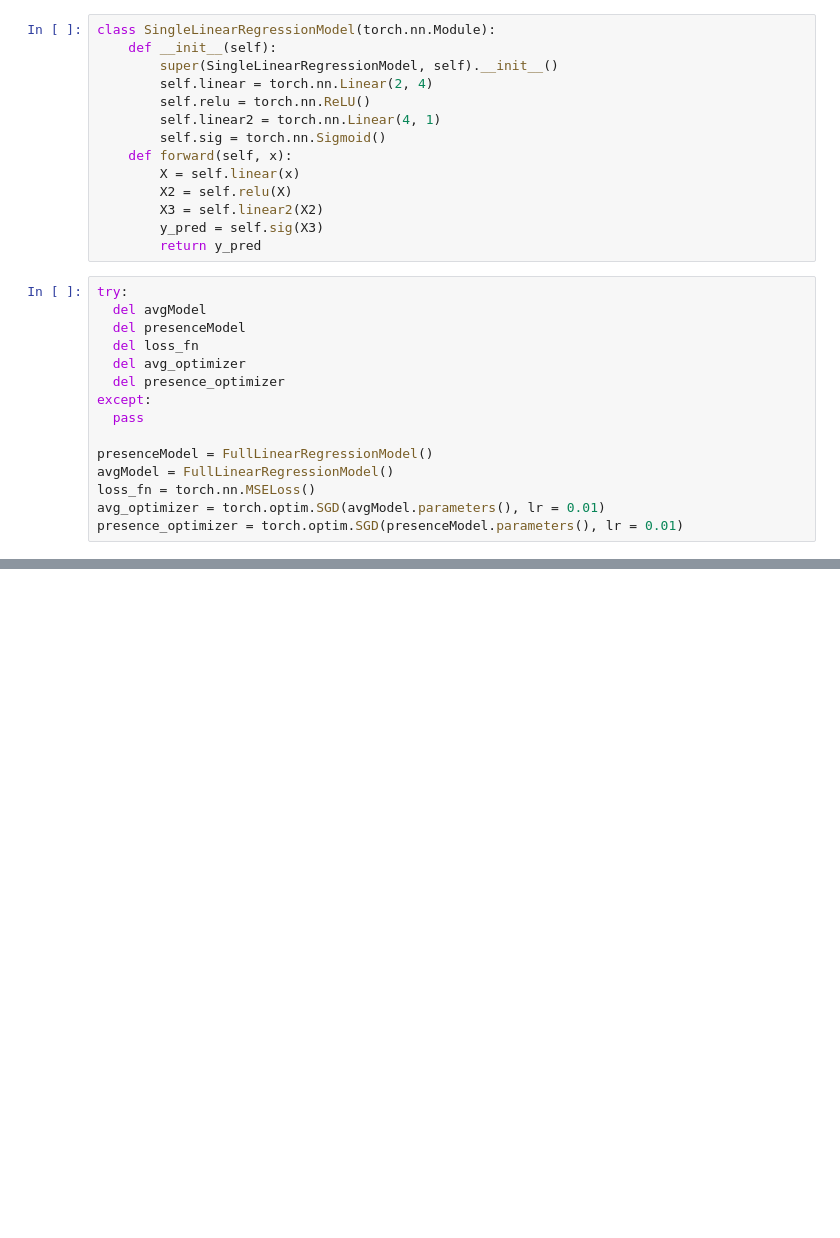
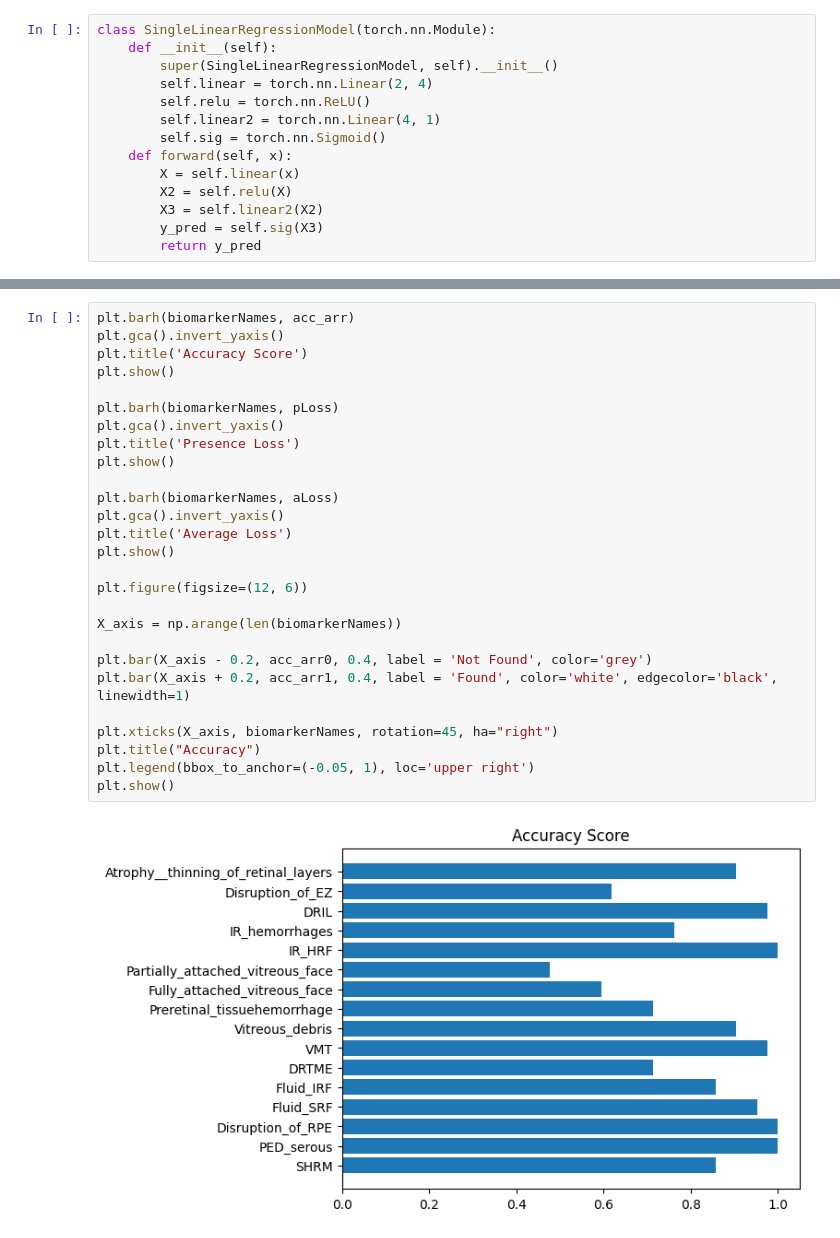
Before and after one commit to rdharini2001/ECE_8803_Final_Project, a Jupyter notebook: FML_Project_Clinical_Label_Model.ipynb, the cells around one changed output, grey strips where cells are left out. Saved outputs shown, nothing was run; the diff lists cells and outputs as text; blank space fills up the shorter version.

```diff
--- a/FML_Project_Clinical_Label_Model.ipynb
+++ b/FML_Project_Clinical_Label_Model.ipynb
@@ -68,21 +68,6 @@ class SingleLinearRegressionModel(torch.nn.Module):
         X3 = self.linear2(X2)
         y_pred = self.sig(X3)
         return y_pred
-# %%
-try:
-  del avgModel
-  del presenceModel
-  del loss_fn
-  del avg_optimizer
-  del presence_optimizer
-except:
-  pass
-
-presenceModel = FullLinearRegressionModel()
-avgModel = FullLinearRegressionModel()
-loss_fn = torch.nn.MSELoss()
-avg_optimizer = torch.optim.SGD(avgModel.parameters(), lr = 0.01)
-presence_optimizer = torch.optim.SGD(presenceModel.parameters(), lr = 0.01)
 # %%
 from sklearn.metrics import accuracy_score, f1_score, classification_report
 import matplotlib.pyplot as plt
@@ -326,0 +335,29 @@ weighted avg       0.73      0.86      0.79        42
+# %%
+plt.barh(biomarkerNames, acc_arr)
+plt.gca().invert_yaxis()
+plt.title('Accuracy Score')
+plt.show()
+
+plt.barh(biomarkerNames, pLoss)
+plt.gca().invert_yaxis()
+plt.title('Presence Loss')
+plt.show()
+
+plt.barh(biomarkerNames, aLoss)
+plt.gca().invert_yaxis()
+plt.title('Average Loss')
+plt.show()
+
+plt.figure(figsize=(12, 6))
+
+X_axis = np.arange(len(biomarkerNames))
+
+plt.bar(X_axis - 0.2, acc_arr0, 0.4, label = 'Not Found', color='grey')
+plt.bar(X_axis + 0.2, acc_arr1, 0.4, label = 'Found', color='white', edgecolor='black', linewidth=1)
+
+plt.xticks(X_axis, biomarkerNames, rotation=45, ha="right")
+plt.title("Accuracy")
+plt.legend(bbox_to_anchor=(-0.05, 1), loc='upper right')
+plt.show()
+# %% [output]
+[figure, added]
```
Also changed, not shown: parts of 4 cells of this notebook.
